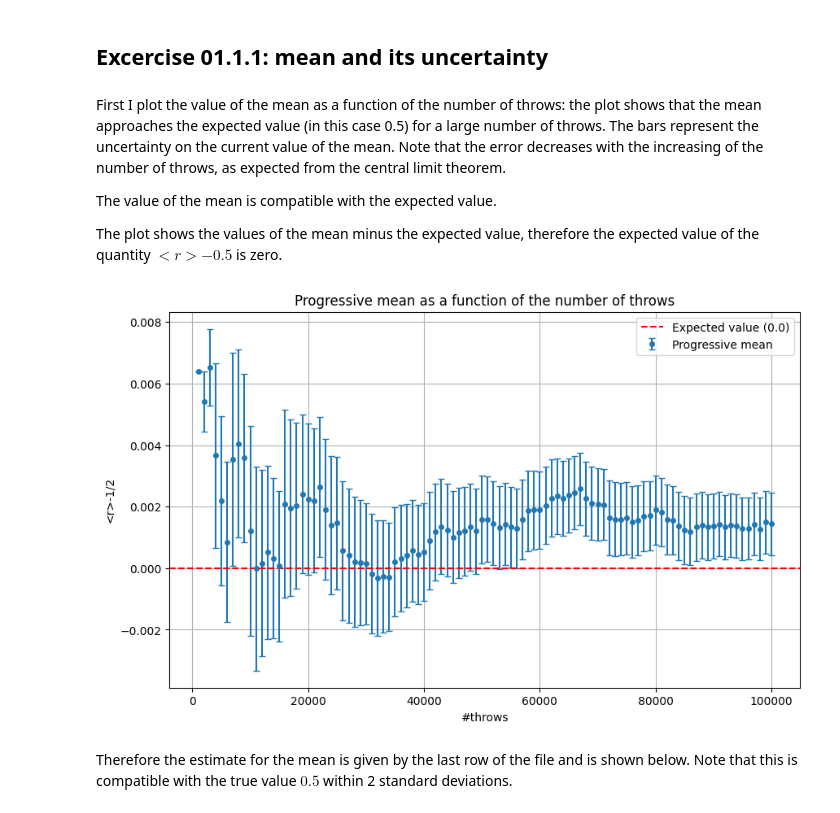
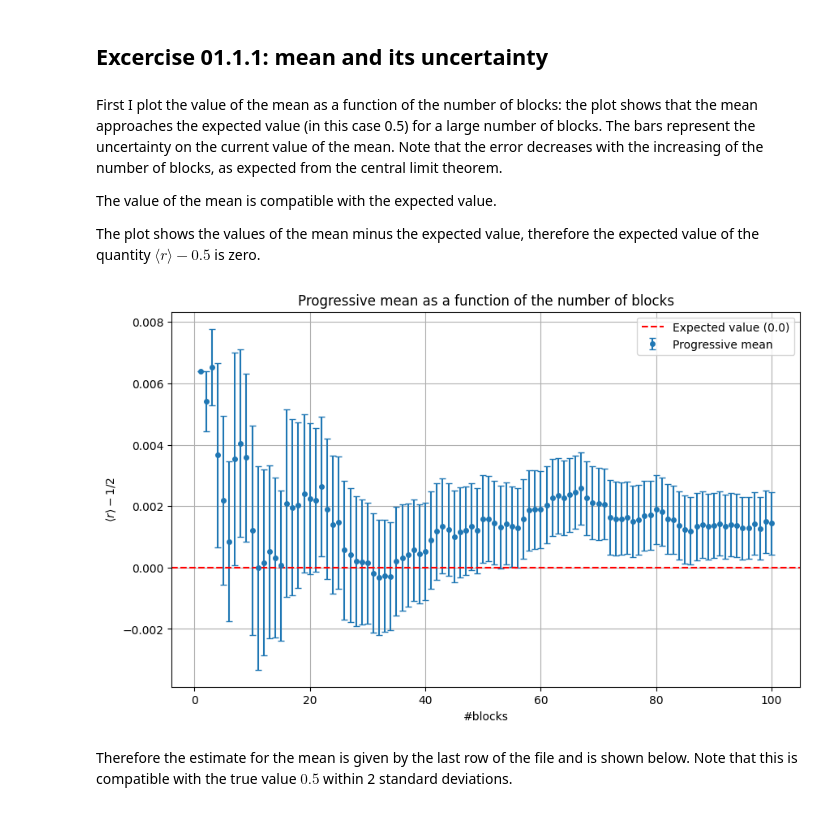
Before and after one commit to giuliagogna/NumericalSimulationLaboratory, a Jupyter notebook: Lab01/analysis/analysis1.ipynb, the cells around one changed output. Drawn from its saved outputs; the diff is of its cells as text; code cells hidden in the pictures.

```diff
--- a/Lab01/analysis/analysis1.ipynb
+++ b/Lab01/analysis/analysis1.ipynb
@@ -12,24 +21,27 @@ x, sum_prog, err_prog, var_prog, err_var_prog = np.loadtxt(file_path + "01_1_mea
 # %% [markdown]
 ## Excercise 01.1.1: mean and its uncertainty
+# %%
+# Extract the data from the output files
+throws, blocks, sum_prog, err_prog, var_prog, err_var_prog = np.loadtxt(file_path + "01_1_means_and_variances.dat", unpack=True)
 # %% [markdown]
-First I plot the value of the mean as a function of the number of throws: the plot shows that the mean approaches the expected value (in this case 0.5) for a large number of throws. The bars represent the uncertainty on the current value of the mean. Note that the error decreases with the increasing of the number of throws, as expected from the central limit theorem.
+First I plot the value of the mean as a function of the number of blocks: the plot shows that the mean approaches the expected value (in this case 0.5) for a large number of blocks. The bars represent the uncertainty on the current value of the mean. Note that the error decreases with the increasing of the number of blocks, as expected from the central limit theorem.
 
 The value of the mean is compatible with the expected value.
 
-The plot shows the values of the mean minus the expected value, therefore the expected value of the quantity $<r>- 0.5$ is zero.
+The plot shows the values of the mean minus the expected value, therefore the expected value of the quantity $\langle r \rangle- 0.5$ is zero.
 # %%
 plt.figure(figsize=(10, 6))
 
-plt.errorbar(x, sum_prog - 0.5, yerr=err_prog, label = 'Progressive mean', fmt='o', markersize=4, capsize=3)
+plt.errorbar(blocks, sum_prog - 0.5, yerr=err_prog, label = 'Progressive mean', fmt='o', markersize=4, capsize=3)
 plt.axhline(0, color='red', linestyle='--', label='Expected value (0.0)')
-plt.xlabel('#throws')
-plt.ylabel('<r>-1/2')
-plt.title('Progressive mean as a function of the number of throws')
+plt.xlabel('#blocks')
+plt.ylabel(r'$\langle r\rangle-1/2$')
+plt.title('Progressive mean as a function of the number of blocks')
 plt.grid(True)
 plt.legend()
 plt.show()
 # %% [output]
-[figure, old version]
+[figure, new version]
 # %% [markdown]
 Therefore the estimate for the mean is given by the last row of the file and is shown below. Note that this is compatible with the true value $0.5$ within 2 standard deviations.
 # %%
```
Also changed, not shown: parts of 23 cells of this notebook, 5 other files.
